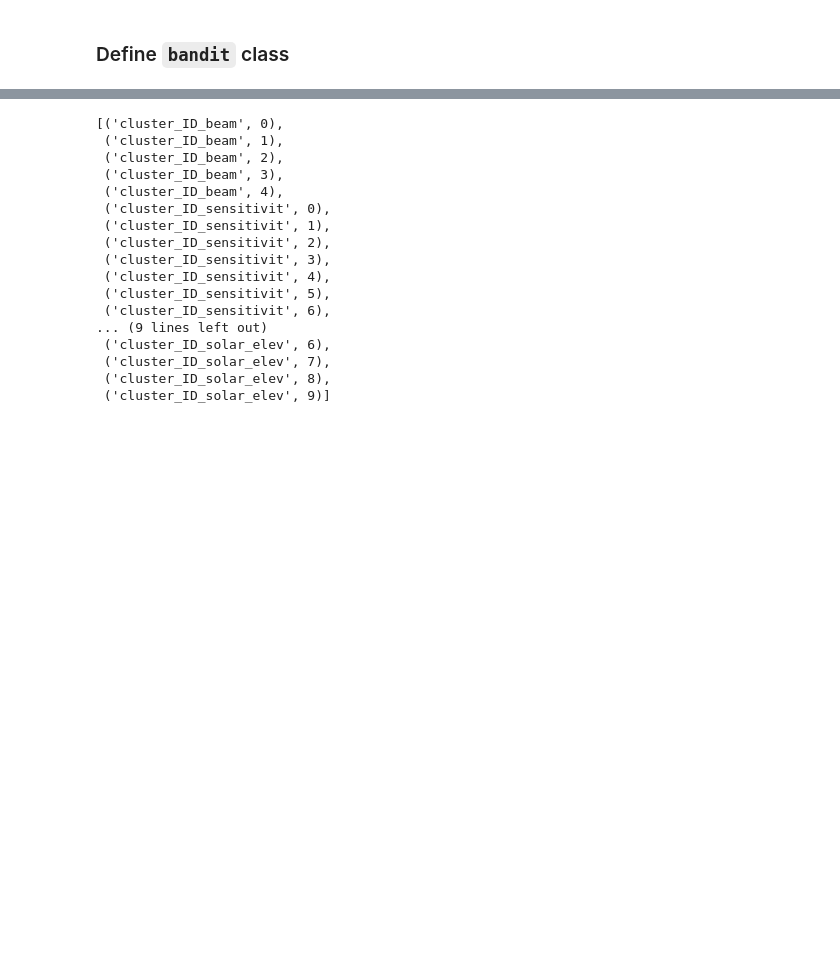
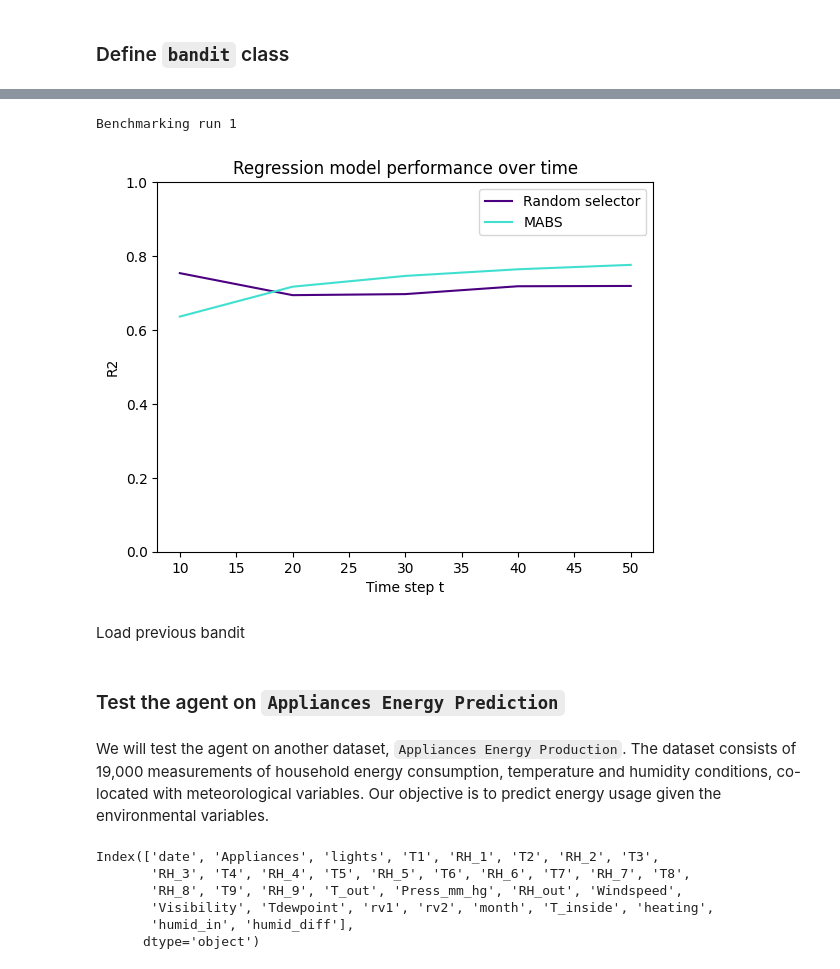
Before and after one commit to PerryChicken1/Master-Thesis, a Jupyter notebook: multi-armed-bandit.ipynb, the cells around one changed output, grey strips where cells are left out. Cells and saved outputs as stored; diff of their text form; code cells hidden in the pictures; blank space fills up the shorter version.

```diff
--- a/multi-armed-bandit.ipynb
+++ b/multi-armed-bandit.ipynb
@@ -378,23 +585,16 @@ bandit_boi.run_MABS()
+# %%
+features = {'beam':None, 'selected_a':None}
+bandit_kid = bandit(df_ghana, x="rh98", y="agbd", features=features, T=50, batch_size=1)
+bandit_kid.benchmark_MABS(n_runs=1)
+# %% [output]
+Benchmarking run 1
+[figure, added]
+# %% [markdown]
+Load previous bandit
 # %%
 with open('bandit_boi.pkl', 'rb') as file:
     bandit_boi = pkl.load(file)
-# %%
-bandit_boi.clusters
-# %% [output]
-[('cluster_ID_beam', 0),
- ('cluster_ID_beam', 1),
- ('cluster_ID_beam', 2),
- ('cluster_ID_beam', 3),
- ('cluster_ID_beam', 4),
- ('cluster_ID_sensitivit', 0),
- ('cluster_ID_sensitivit', 1),
- ('cluster_ID_sensitivit', 2),
- ('cluster_ID_sensitivit', 3),
- ('cluster_ID_sensitivit', 4),
- ('cluster_ID_sensitivit', 5),
- ('cluster_ID_sensitivit', 6),
-... (9 lines left out)
- ('cluster_ID_solar_elev', 6),
- ('cluster_ID_solar_elev', 7),
- ('cluster_ID_solar_elev', 8),
- ('cluster_ID_solar_elev', 9)]
+# %% [markdown]
+### Test the agent on `Appliances Energy Prediction`
+# %% [markdown]
+We will test the agent on another dataset, `Appliances Energy Production`. The dataset consists of 19,000 measurements of household energy consumption, temperature and humidity conditions, co-located with meteorological variables. Our objective is to predict energy usage given the environmental variables.
@@ -400,0 +630,10 @@ bandit_boi.clusters
+# %%
+df_energy = get_df_energy()
+df_energy.columns
+# %% [output]
+Index(['date', 'Appliances', 'lights', 'T1', 'RH_1', 'T2', 'RH_2', 'T3',
+       'RH_3', 'T4', 'RH_4', 'T5', 'RH_5', 'T6', 'RH_6', 'T7', 'RH_7', 'T8',
+       'RH_8', 'T9', 'RH_9', 'T_out', 'Press_mm_hg', 'RH_out', 'Windspeed',
+       'Visibility', 'Tdewpoint', 'rv1', 'rv2', 'month', 'T_inside', 'heating',
+       'humid_in', 'humid_diff'],
+      dtype='object')
```
Also changed, not shown: parts of 35 cells of this notebook, 7 other files.
